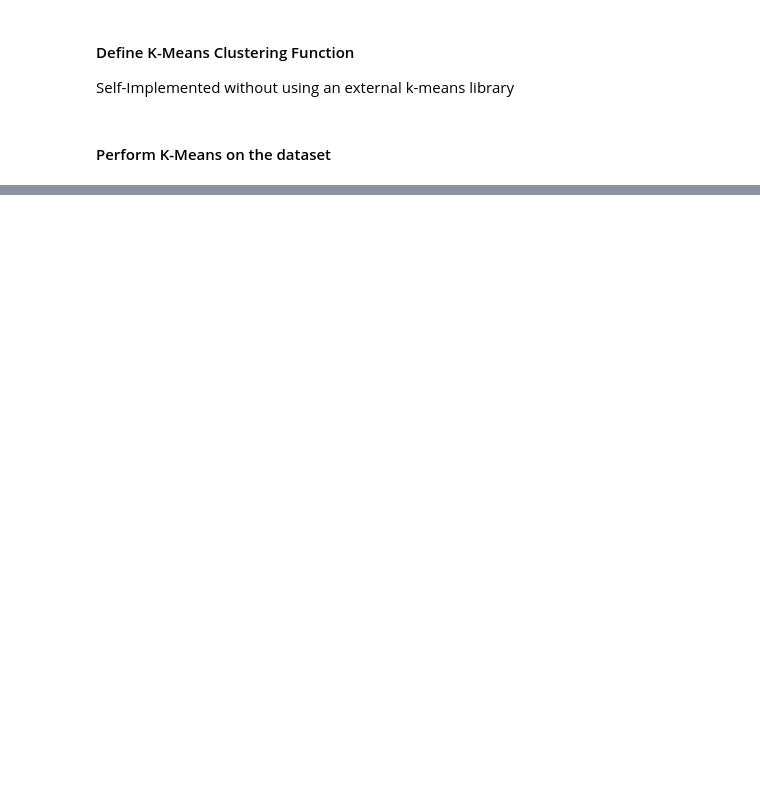
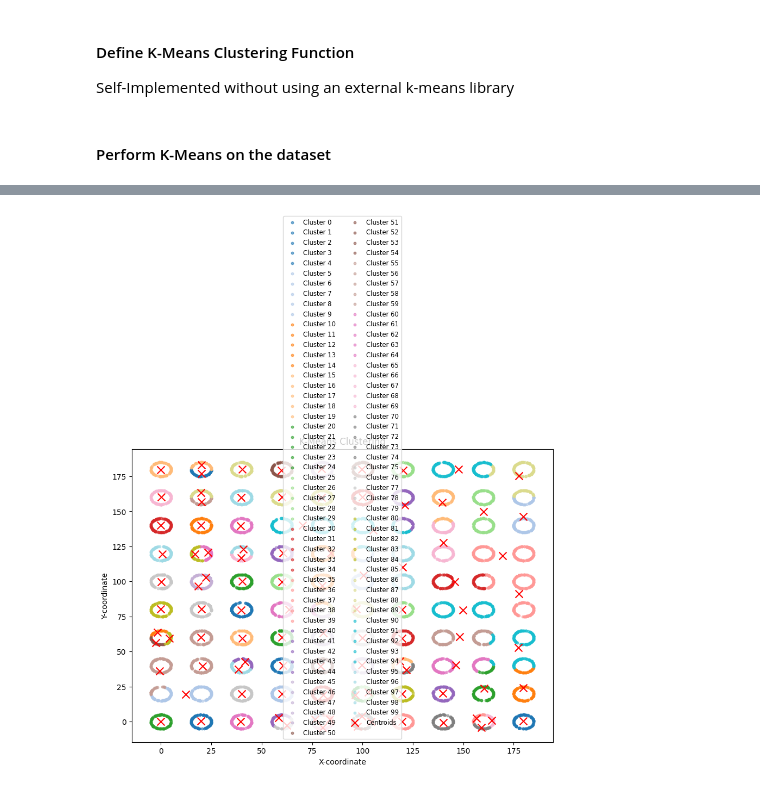
Before and after one commit to TheStair/DataMining, a Jupyter notebook: kmeans.ipynb, the cells around one changed output, grey strips where cells are left out. Saved outputs shown, nothing was run; the diff lists cells and outputs as text; code cells hidden in the pictures; blank space fills up the shorter version.

Commit message:
plot

```diff
--- a/kmeans.ipynb
+++ b/kmeans.ipynb
@@ -105,0 +100,34 @@ Converged after 15 iterations.
+# %%
+import numpy as np
+import matplotlib.pyplot as plt
+
+%matplotlib inline
+
+def plot_clusters(data, clusters, centroids, k):
+    plt.figure(figsize=(10, 7))
+
+    # Assign unique colors to clusters
+    colors = plt.cm.get_cmap("tab20", k)
+
+    # Plot each cluster
+    for cluster_id in range(k):
+        cluster_points = data[clusters == cluster_id]
+        plt.scatter(cluster_points[:, 0], cluster_points[:, 1],
+                    s=10, color=colors(cluster_id), label=f'Cluster {cluster_id}', alpha=0.6)
+
+    # Plot the centroids
+    plt.scatter(centroids[:, 0], centroids[:, 1],
+                s=100, color='red', marker='x', label='Centroids')
+
+    # Add labels and legend
+    plt.title("K-Means Clustering")
+    plt.xlabel("X-coordinate")
+    plt.ylabel("Y-coordinate")
+    plt.legend(fontsize='small', loc='best', ncol=2)
+    plt.show()
+
+clusters = np.array(clusters)
+
+plot_clusters(coordinates, clusters, centroids, k)
+# %% [output]
+[figure, added]
```
Also changed, not shown: parts of 3 cells of this notebook.
